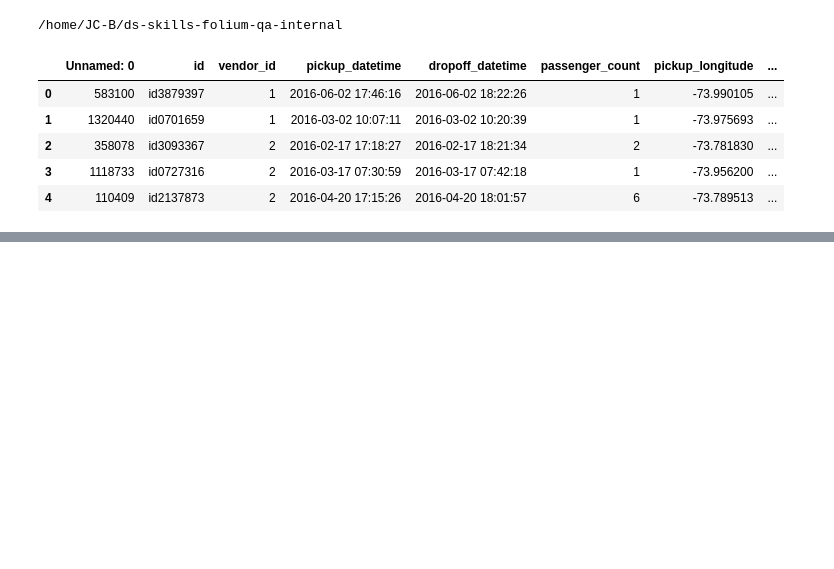
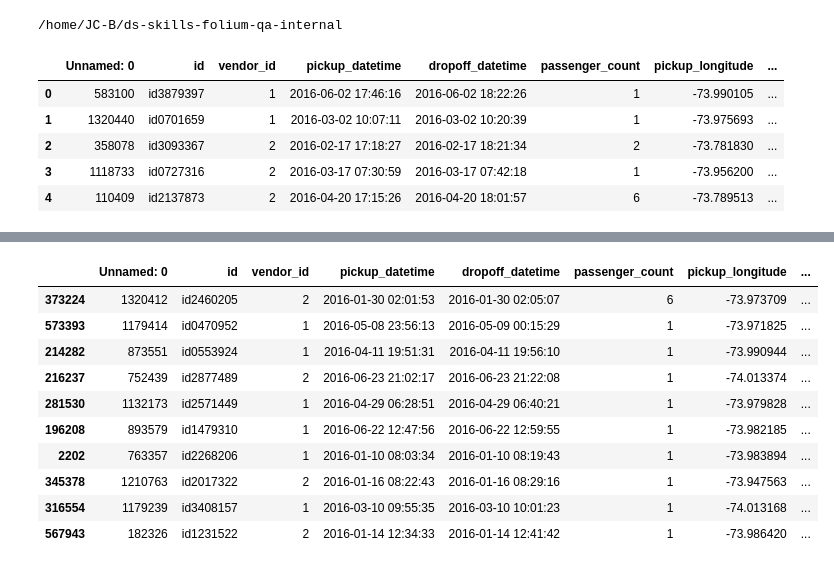
Before and after one commit to JC-B/ds-skills-folium-qa-internal, a Jupyter notebook: index.ipynb, the cells around one changed output, grey strips where cells are left out. Cells and saved outputs as stored; diff of their text form; code cells hidden in the pictures; blank space fills up the shorter version.

```diff
--- a/index.ipynb
+++ b/index.ipynb
@@ -68,3 +68,17 @@ for row in df.sample(500).index:
 cab_map
 # %% [output]
 [interactive output not drawn]
+# %%
+df.sample(10)
+# %% [output]
+|  | Unnamed: 0 | id | vendor_id | pickup_datetime | dropoff_datetime | passenger_count | pickup_longitude | ... |
+| 373224 | 1320412 | id2460205 | 2 | 2016-01-30 02:01:53 | 2016-01-30 02:05:07 | 6 | -73.973709 | ... |
+| 573393 | 1179414 | id0470952 | 1 | 2016-05-08 23:56:13 | 2016-05-09 00:15:29 | 1 | -73.971825 | ... |
+| 214282 | 873551 | id0553924 | 1 | 2016-04-11 19:51:31 | 2016-04-11 19:56:10 | 1 | -73.990944 | ... |
+| 216237 | 752439 | id2877489 | 2 | 2016-06-23 21:02:17 | 2016-06-23 21:22:08 | 1 | -74.013374 | ... |
+| 281530 | 1132173 | id2571449 | 1 | 2016-04-29 06:28:51 | 2016-04-29 06:40:21 | 1 | -73.979828 | ... |
+| 196208 | 893579 | id1479310 | 1 | 2016-06-22 12:47:56 | 2016-06-22 12:59:55 | 1 | -73.982185 | ... |
+| 2202 | 763357 | id2268206 | 1 | 2016-01-10 08:03:34 | 2016-01-10 08:19:43 | 1 | -73.983894 | ... |
+| 345378 | 1210763 | id2017322 | 2 | 2016-01-16 08:22:43 | 2016-01-16 08:29:16 | 1 | -73.947563 | ... |
+| 316554 | 1179239 | id3408157 | 1 | 2016-03-10 09:55:35 | 2016-03-10 10:01:23 | 1 | -74.013168 | ... |
+| 567943 | 182326 | id1231522 | 2 | 2016-01-14 12:34:33 | 2016-01-14 12:41:42 | 1 | -73.986420 | ... |
```
